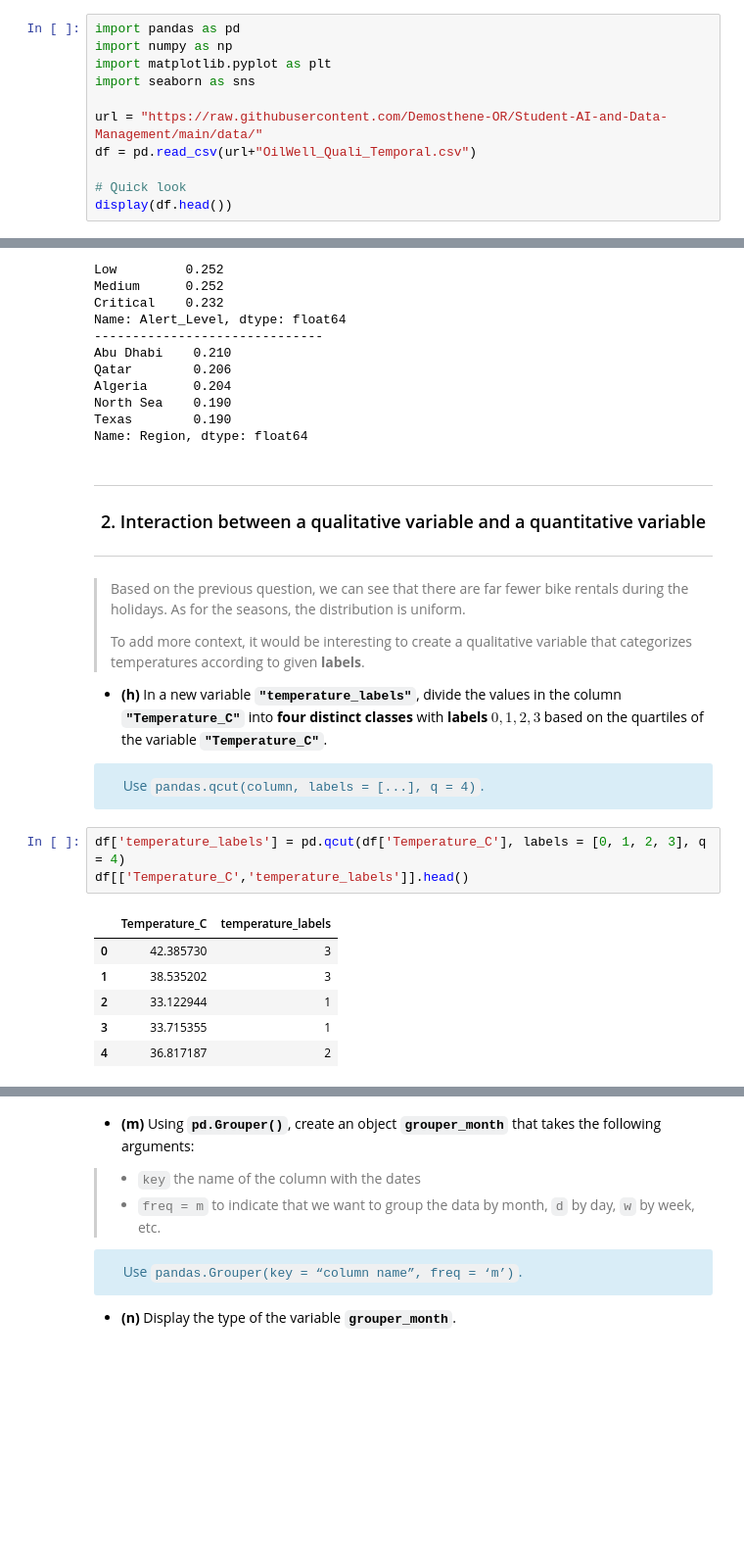
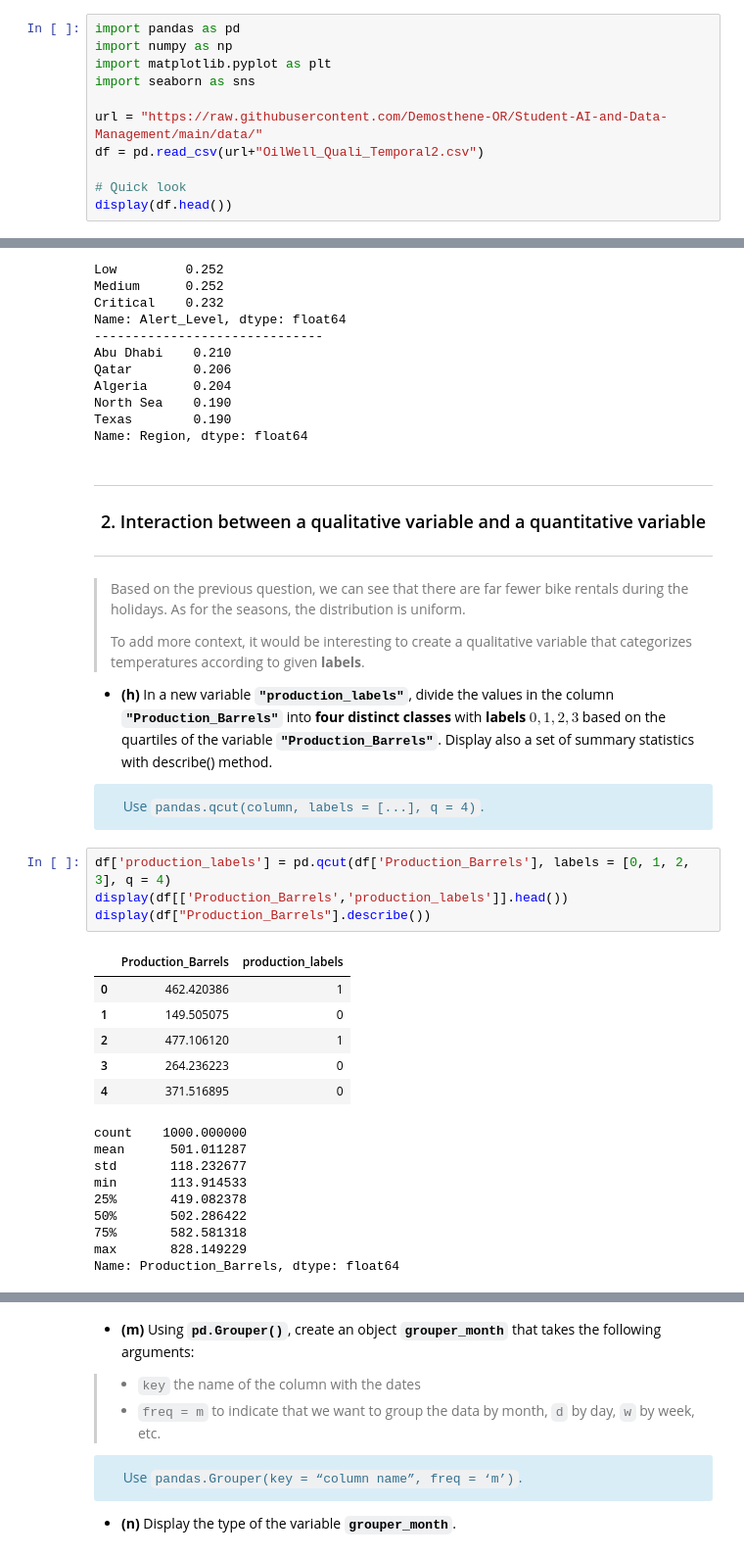
Before and after one commit to Demosthene-OR/Student-AI-and-Data-Management, a Jupyter notebook: 02_analysis_quali_and_temporal_variables_oil.ipynb, the cells around one changed output, grey strips where cells are left out. Shown: that part at 98% size. Cells and saved outputs as stored; diff of their text form; blank space fills up the shorter version.

```diff
--- a/02_analysis_quali_and_temporal_variables_oil.ipynb
+++ b/02_analysis_quali_and_temporal_variables_oil.ipynb
@@ -58,7 +47,7 @@ import matplotlib.pyplot as plt
 import seaborn as sns
 
 url = "https://raw.githubusercontent.com/Demosthene-OR/Student-AI-and-Data-Management/main/data/"
-df = pd.read_csv(url+"OilWell_Quali_Temporal.csv")
+df = pd.read_csv(url+"OilWell_Quali_Temporal2.csv")
 
 # Quick look
 display(df.head())
@@ -198,21 +187,31 @@ As for the seasons, the distribution is uniform.<br>
 >
 > To add more context, it would be interesting to create a qualitative variable that categorizes temperatures according to given **labels**.
 
-* **(h)** In a new variable **`"temperature_labels"`**, divide the values in the column **`"Temperature_C"`** into **four distinct classes** with **labels** $0, 1, 2, 3$ based on the quartiles of the variable **`"Temperature_C"`**.
+* **(h)** In a new variable **`"production_labels"`**, divide the values in the column **`"Production_Barrels"`** into **four distinct classes** with **labels** $0, 1, 2, 3$ based on the quartiles of the variable **`"Production_Barrels"`**. Display also a set of summary statistics with describe() method.
 
 <div class="alert alert-info">
 <i class="fa fa-info-circle"></i> &emsp;
 Use <code>pandas.qcut(column, labels = [...], q = 4)</code>.
 </div>
 # %%
-df['temperature_labels'] = pd.qcut(df['Temperature_C'], labels = [0, 1, 2, 3], q = 4)
-df[['Temperature_C','temperature_labels']].head()
+df['production_labels'] = pd.qcut(df['Production_Barrels'], labels = [0, 1, 2, 3], q = 4)
+display(df[['Production_Barrels','production_labels']].head())
+display(df["Production_Barrels"].describe())
 # %% [output]
-|  | Temperature_C | temperature_labels |
-| 0 | 42.385730 | 3 |
-| 1 | 38.535202 | 3 |
-| 2 | 33.122944 | 1 |
-| 3 | 33.715355 | 1 |
-| 4 | 36.817187 | 2 |
+|  | Production_Barrels | production_labels |
+| 0 | 462.420386 | 1 |
+| 1 | 149.505075 | 0 |
+| 2 | 477.106120 | 1 |
+| 3 | 264.236223 | 0 |
+| 4 | 371.516895 | 0 |
+count    1000.000000
+mean      501.011287
+std       118.232677
+min       113.914533
+25%       419.082378
+50%       502.286422
+75%       582.581318
+max       828.149229
+Name: Production_Barrels, dtype: float64
 # %% [markdown]
 
```
Also changed, not shown: parts of 20 cells of this notebook, 1 other file.
